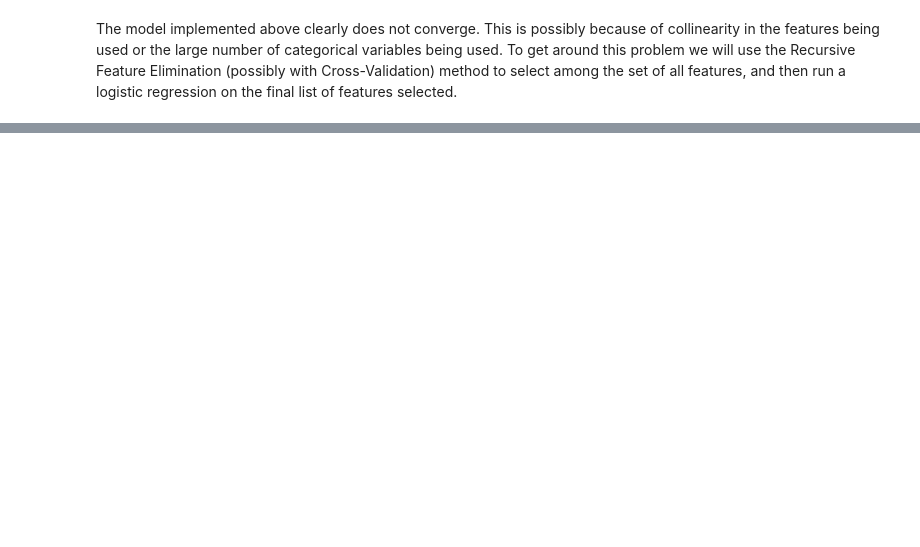
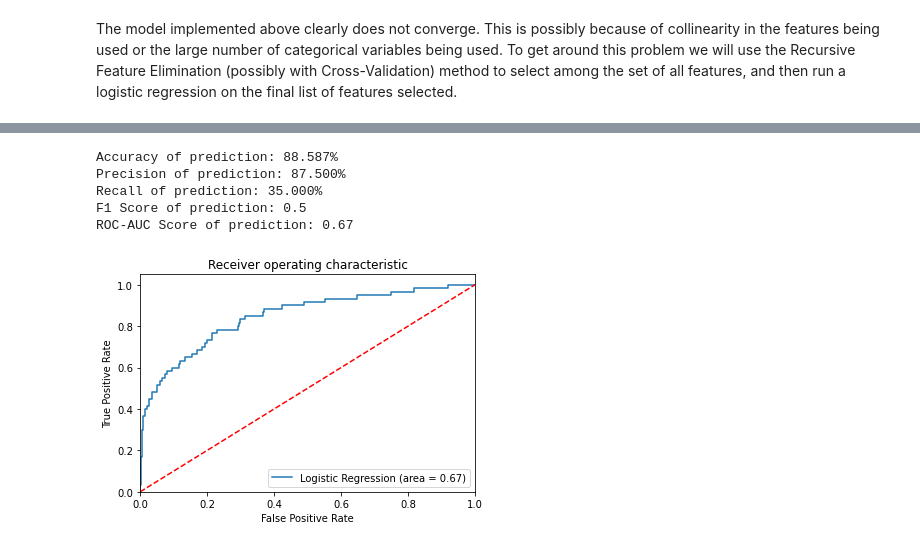
Before and after one commit to SouravSinhas/Employee-Turnover-Prediction, a Jupyter notebook: notebooks/Employee_Churn_Prediction_IBM_LogisticRegressionClassifier.ipynb, the cells around one changed output, grey strips where cells are left out. Drawn from its saved outputs; the diff is of its cells as text; code cells hidden in the pictures; blank space fills up the shorter version.

```diff
--- a/notebooks/Employee_Churn_Prediction_IBM_LogisticRegressionClassifier.ipynb
+++ b/notebooks/Employee_Churn_Prediction_IBM_LogisticRegressionClassifier.ipynb
@@ -344,0 +509,16 @@ plt.show()
+# %%
+## Now we implement a method where we have both RFECV and GridSearchCV simulatenously
+## We first do a feature selection with a simpler model and then fine tune the hyperparameters using GridSearchCV
+
+seed = 50
+
+param_grid = {'penalty':['l1','l2'],
+             'C':np.logspace(-4, 4, 20),
+             'fit_intercept':[True, False]}
+
+logreg = LogisticRegression(random_state = seed)
+logreg_RFECV = RFECV(logreg, step = 1, cv = 3, scoring = 'roc_auc')
+logreg_GridSearchCV = GridSearchCV(logreg, param_grid, cv = 5, scoring = 'roc_auc')
+pipeline = Pipeline([('RFECV_1', logreg_RFECV), ('Grid_2', logreg_GridSearchCV)])
+# %%
+pipeline.fit(XtrainNew, Ytrain)
@@ -344,0 +540,29 @@ plt.show()
+# %%
+Ypred_RFECV_best = pipeline.predict(XtestNew)
+
+print('Accuracy of prediction: {:2.3%}'.format(accuracy_score(Ytest, Ypred_RFECV_best)))
+print('Precision of prediction: {:2.3%}'.format(precision_score(Ytest, Ypred_RFECV_best)))
+print('Recall of prediction: {:2.3%}'.format(recall_score(Ytest, Ypred_RFECV_best)))
+print('F1 Score of prediction: {:1.3}'.format(f1_score(Ytest, Ypred_RFECV_best)))
+print('ROC-AUC Score of prediction: {:1.3}'.format(roc_auc_score(Ytest, Ypred_RFECV_best)))
+
+# Now plot the roc_auc_curve
+fpr, tpr, threshold = roc_curve(Ytest, pipeline.predict_proba(XtestNew)[:,1])
+
+plt.figure()
+plt.plot(fpr, tpr, label = 'Logistic Regression (area = %0.2f)' % roc_auc_score(Ytest, Ypred_RFECV_best))
+plt.plot([0, 1], [0, 1], 'r--')
+plt.xlim([0.0, 1.0])
+plt.ylim([0.0, 1.05])
+plt.xlabel('False Positive Rate')
+plt.ylabel('True Positive Rate')
+plt.title('Receiver operating characteristic')
+plt.legend(loc="lower right")
+plt.show()
+# %% [output]
+Accuracy of prediction: 88.587%
+Precision of prediction: 87.500%
+Recall of prediction: 35.000%
+F1 Score of prediction: 0.5
+ROC-AUC Score of prediction: 0.67
+[figure, added]
```
Also changed, not shown: parts of 23 cells of this notebook.
